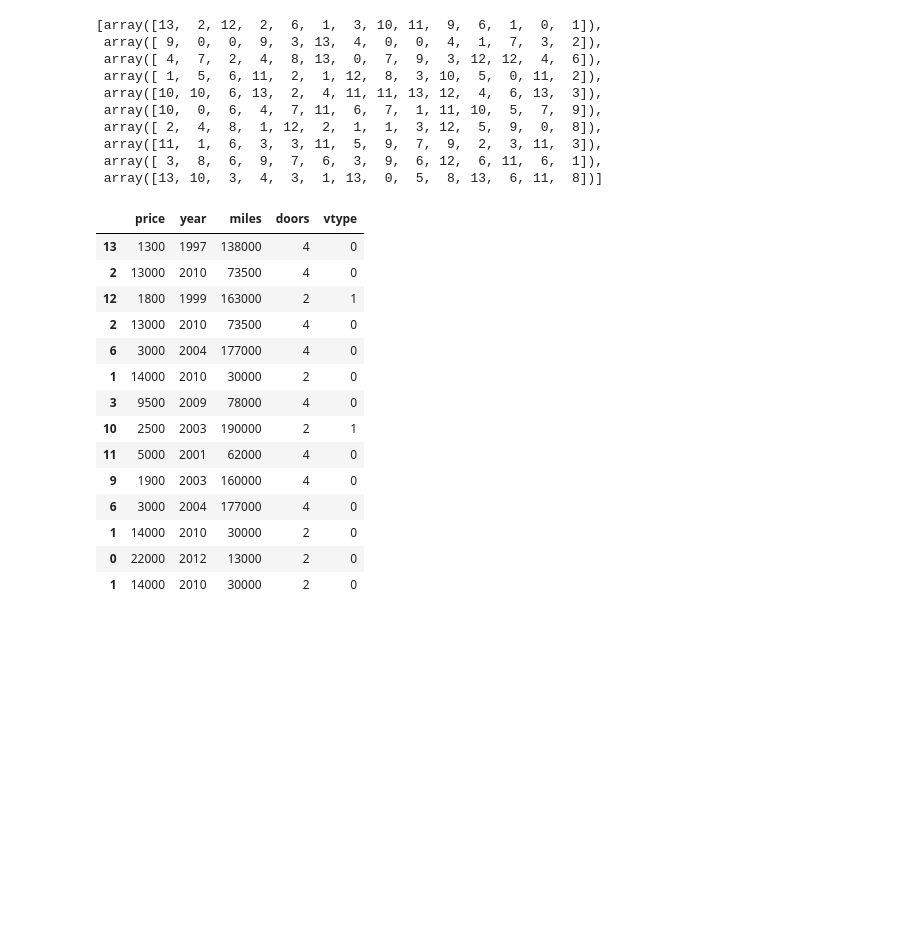
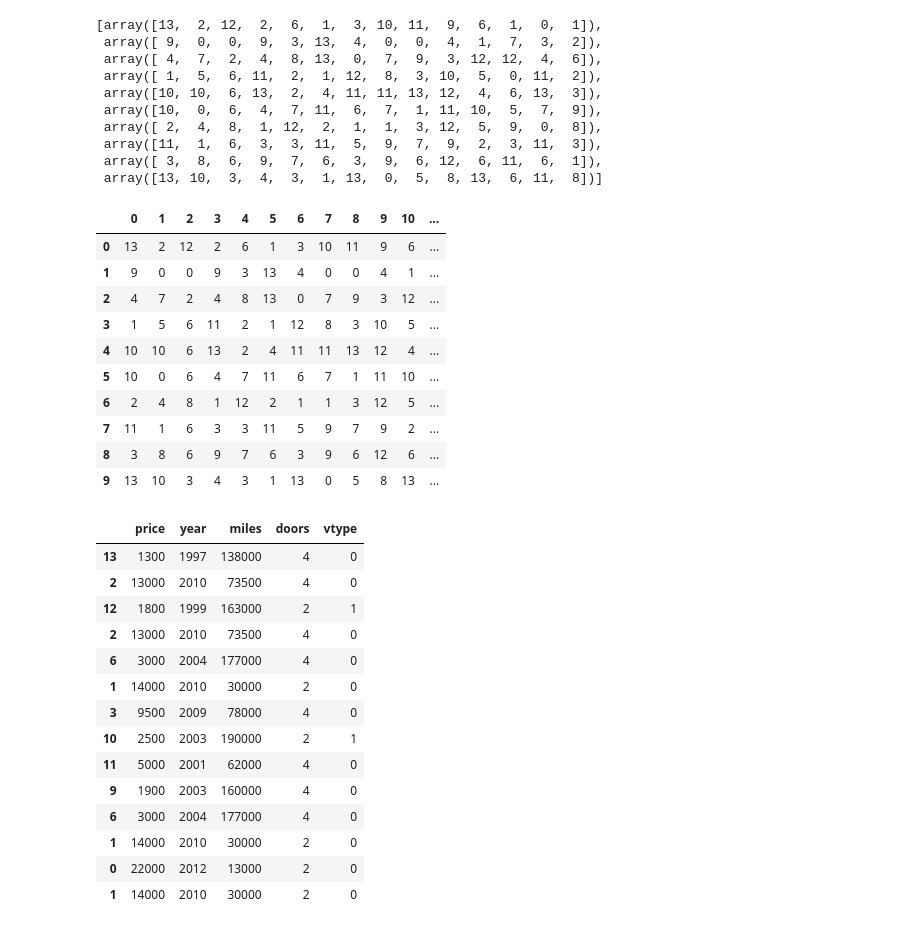
Before and after one commit to fionatalin/DS-SF-42, a Jupyter notebook: george_section/notebooks/In_class/Bagging and Ensembling with Random Forest (In class).ipynb, the cells around one changed output. Saved outputs shown, nothing was run; the diff lists cells and outputs as text; code cells hidden in the pictures; blank space fills up the shorter version.

```diff
--- a/george_section/notebooks/In_class/Bagging and Ensembling with Random Forest (In class).ipynb
+++ b/george_section/notebooks/In_class/Bagging and Ensembling with Random Forest (In class).ipynb
@@ -260,6 +260,20 @@ samples
  array([11,  1,  6,  3,  3, 11,  5,  9,  7,  9,  2,  3, 11,  3]),
  array([ 3,  8,  6,  9,  7,  6,  3,  9,  6, 12,  6, 11,  6,  1]),
  array([13, 10,  3,  4,  3,  1, 13,  0,  5,  8, 13,  6, 11,  8])]
+# %%
+pd.DataFrame(samples)
+# %% [output]
+|  | 0 | 1 | 2 | 3 | 4 | 5 | 6 | 7 | 8 | 9 | 10 | ... |
+| 0 | 13 | 2 | 12 | 2 | 6 | 1 | 3 | 10 | 11 | 9 | 6 | ... |
+| 1 | 9 | 0 | 0 | 9 | 3 | 13 | 4 | 0 | 0 | 4 | 1 | ... |
+| 2 | 4 | 7 | 2 | 4 | 8 | 13 | 0 | 7 | 9 | 3 | 12 | ... |
+| 3 | 1 | 5 | 6 | 11 | 2 | 1 | 12 | 8 | 3 | 10 | 5 | ... |
+| 4 | 10 | 10 | 6 | 13 | 2 | 4 | 11 | 11 | 13 | 12 | 4 | ... |
+| 5 | 10 | 0 | 6 | 4 | 7 | 11 | 6 | 7 | 1 | 11 | 10 | ... |
+| 6 | 2 | 4 | 8 | 1 | 12 | 2 | 1 | 1 | 3 | 12 | 5 | ... |
+| 7 | 11 | 1 | 6 | 3 | 3 | 11 | 5 | 9 | 7 | 9 | 2 | ... |
+| 8 | 3 | 8 | 6 | 9 | 7 | 6 | 3 | 9 | 6 | 12 | 6 | ... |
+| 9 | 13 | 10 | 3 | 4 | 3 | 1 | 13 | 0 | 5 | 8 | 13 | ... |
 # %%
 # show the rows for the first decision tree
 train.iloc[samples[0],:]
```
Also changed, not shown: parts of 8 cells of this notebook, 28 other files.
